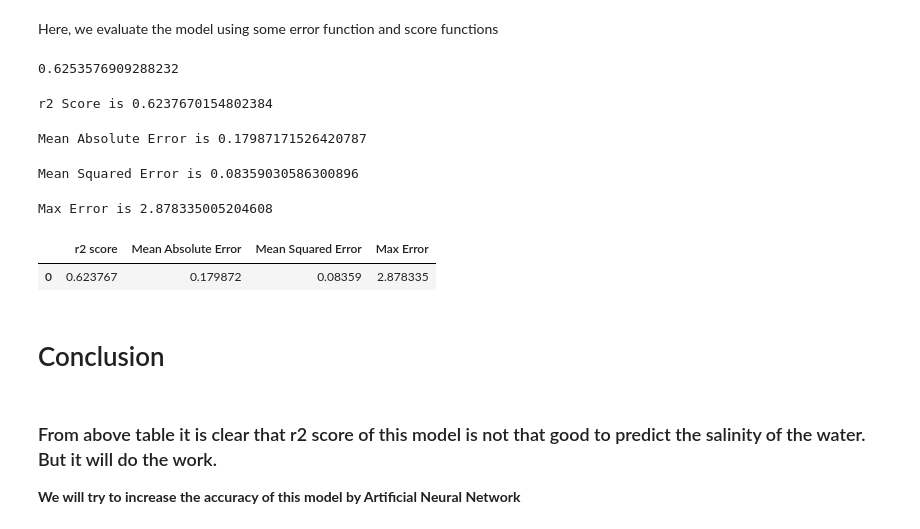
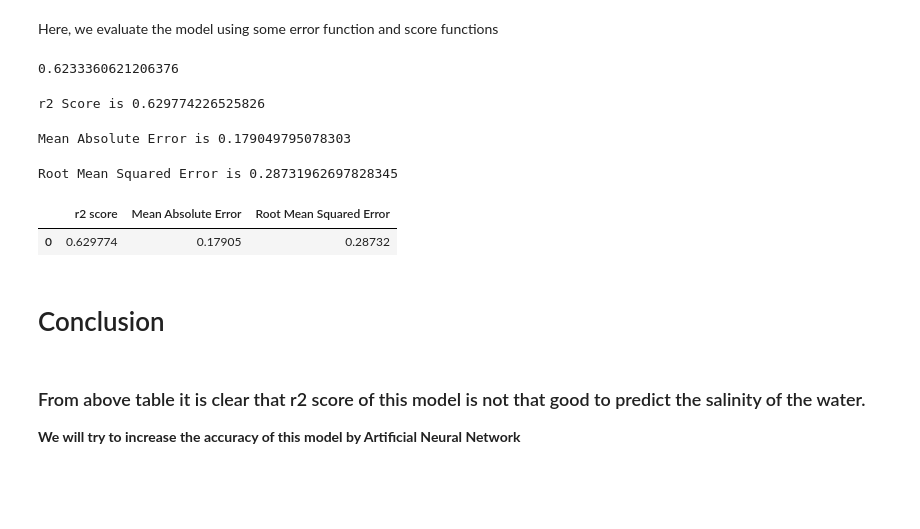
Before and after one commit to SSehrawat1720/ML-Projects, a Jupyter notebook: Regression/Predicting the change in salinity.ipynb, the cells around one changed output. Drawn from its saved outputs; the diff is of its cells as text; code cells hidden in the pictures; blank space fills up the shorter version.

```diff
--- a/Regression/Predicting the change in salinity.ipynb
+++ b/Regression/Predicting the change in salinity.ipynb
@@ -25,7 +25,7 @@ from sklearn.metrics import mean_absolute_error, mean_squared_error,max_error
 **Importing Data Set** :
 Importing dataset from downloaded file on System using Pandas package
 # %%
-original_data = pd .read_csv(r"C:\Users\SS\Downloads\MDS Course files\Projects\Data Sets\Salinity\bottle.csv" )
+original_data = pd .read_csv(r"Data Sets\Salinity\bottle.csv" )
 # %%
 original_data .head()
 # %% [output]
@@ -194,7 +210,8 @@ print(feature_score_df.nlargest(10,'Score'))
 # %% [markdown]
 # Model Dataset
 # %%
-model_data = cont_features[['R_SALINITY','O2ml_L','R_O2','Oxy_µmol/Kg','S_prec','O2Sat','R_O2Sat','R_DYNHT','Depthm','R_Depth','Salnty']]
+model_data = cont_features[['R_SALINITY', 'O2ml_L', 'R_O2', 'Oxy_µmol/Kg', 'S_prec', 'O2Sat', 'R_O2Sat', 'R_DYNHT', 'Depthm',
+                            'R_Depth','Salnty']]
 model_data .head(5)
 # %% [output]
 |  | R_SALINITY | O2ml_L | R_O2 | Oxy_µmol/Kg | S_prec | O2Sat | R_O2Sat | R_DYNHT | Depthm | R_Depth | ... |
@@ -355,36 +411,31 @@ Here, we evaluate the model using some error function and score functions
 # %%
 MVLReg.score(train_x,train_y)
 # %% [output]
-0.6253576909288232
+0.6233360621206376
 # %%
 r2s = r2_score(test_y,pred_y)
 print( f"r2 Score is {r2s}")
 # %% [output]
-r2 Score is 0.6237670154802384
+r2 Score is 0.629774226525826
 # %%
 mae = mean_absolute_error(test_y,pred_y)
 print( f"Mean Absolute Error is {mae}")
 # %% [output]
-Mean Absolute Error is 0.17987171526420787
+Mean Absolute Error is 0.179049795078303
 # %%
-mse = mean_squared_error(test_y,pred_y)
-print( f"Mean Squared Error is {mse}")
+rmse = np.sqrt(mean_squared_error(test_y,pred_y))
+print( f"Root Mean Squared Error is {rmse}")
 # %% [output]
-Mean Squared Error is 0.08359030586300896
+Root Mean Squared Error is 0.28731962697828345
-# %%
-me = max_error(test_y,pred_y)
-print( f"Max Error is {me}")
-# %% [output]
-Max Error is 2.878335005204608
 # %%
-error_df = pd.DataFrame({'r2 score': r2s , 'Mean Absolute Error' : mae , 'Mean Squared Error' : mse , 'Max Error' : me},index=[0])
+error_df = pd.DataFrame({'r2 score': r2s , 'Mean Absolute Error' : mae , 'Root Mean Squared Error' : rmse },index=[0])
 error_df
 # %% [output]
-|  | r2 score | Mean Absolute Error | Mean Squared Error | Max Error |
-| 0 | 0.623767 | 0.179872 | 0.08359 | 2.878335 |
+|  | r2 score | Mean Absolute Error | Root Mean Squared Error |
+| 0 | 0.629774 | 0.17905 | 0.28732 |
 # %% [markdown]
 # Conclusion
 # %% [markdown]
-### From above table it is clear that r2 score of this model is not that good to predict the salinity of the water. But it will do the work.
+### From above table it is clear that r2 score of this model is not that good to predict the salinity of the water.
 
 **We will try to increase the accuracy of this model by Artificial Neural Network**
```
Also changed, not shown: parts of 39 cells of this notebook.
